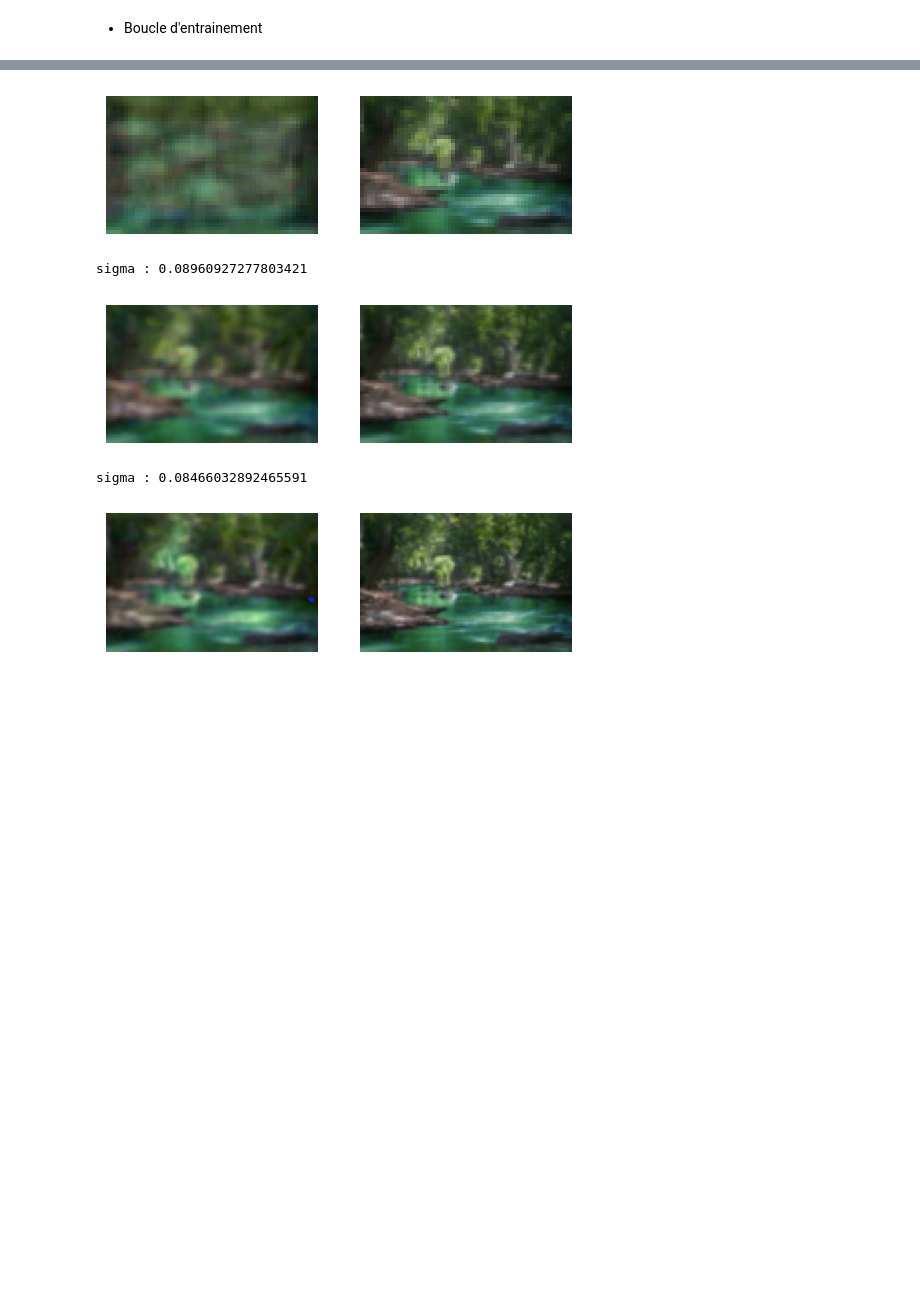
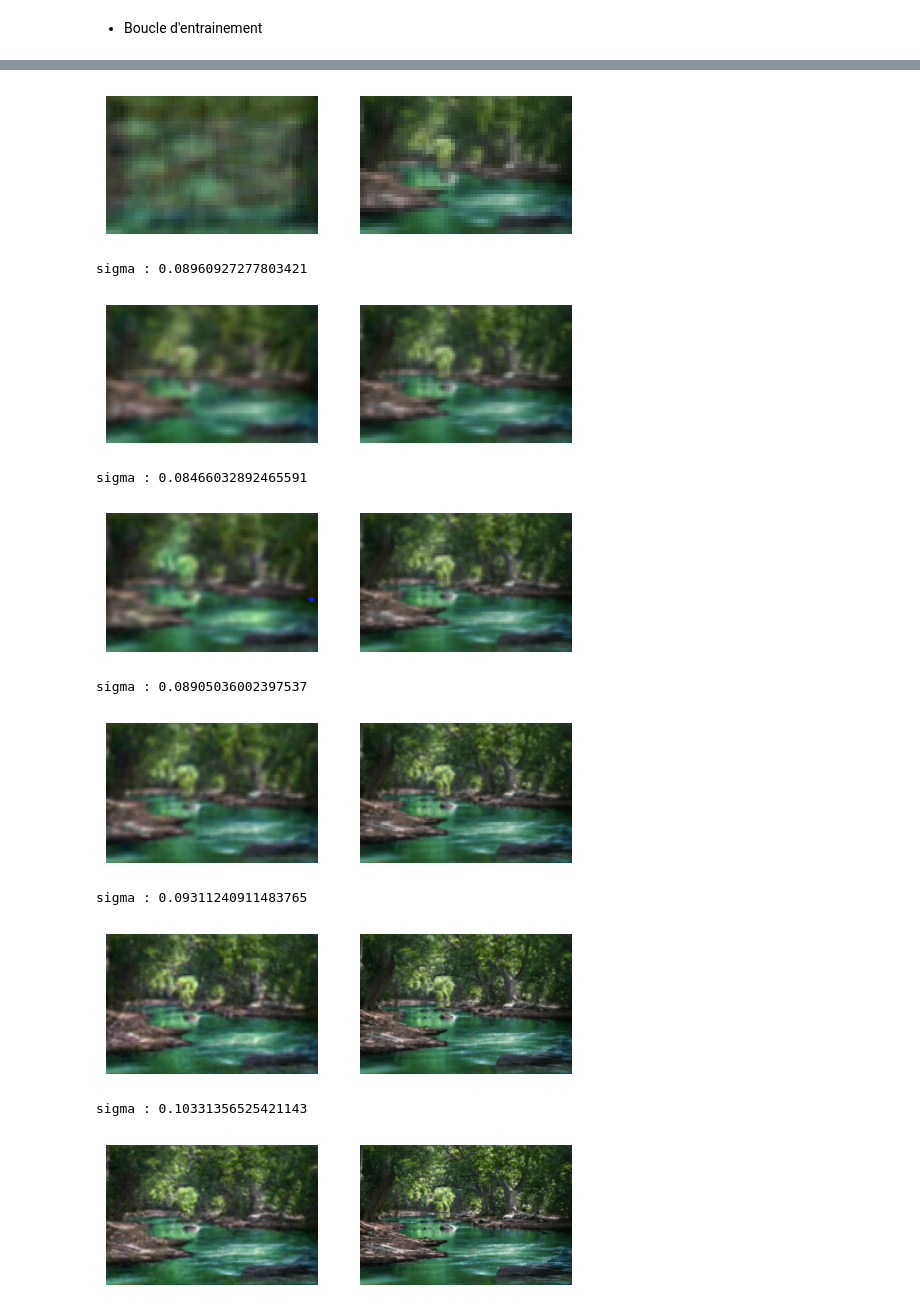
Before and after one commit to Loudwig/SinGan, a Jupyter notebook: main.ipynb, the cells around one changed output, grey strips where cells are left out. Saved outputs shown, nothing was run; the diff lists cells and outputs as text; code cells hidden in the pictures; blank space fills up the shorter version.

```diff
--- a/main.ipynb
+++ b/main.ipynb
@@ -310,9 +310,7 @@ for n in range(N):
     prev_img = gen_image[-1]
     if prev_img.shape[2:] != current_target.shape[2:]:
         prev_img = F.interpolate(prev_img, size=current_target.shape[2:], mode='bilinear', align_corners=False)
-        if debug:
-            plt.figure(figsize=(6,3)); plt.subplot(1,2,1); plt.imshow(to_pil_image(prev_img.squeeze())); plt.axis('off')
-            plt.subplot(1,2,2); plt.imshow(to_pil_image(scales[current_res+1].squeeze())); plt.axis('off'); plt.show()
+
 
     for it in tqdm(range(iter_per_scale), desc=f"it scale {current_res}", leave=False):
         for _ in range(n_Discriminator):
@@ -332,33 +330,46 @@ for n in range(N):
             gp = lambda_gp * ((grad.view(b,-1).norm(2,dim=1)-1)**2).mean()
             (loss_D + gp).backward()
             opt_D.step()
 
         opt_G.zero_grad()
-        z = torch.randn_like(prev_img) * sigma_n[current_res]
+        if current_res<N-1 :
+            z = torch.randn_like(prev_img) * sigma_n[current_res]
+        else :
+            z = torch.randn_like(prev_img)
+
         gen_out = current_gen(z + prev_img) + prev_img
         adv_G   = -current_disc(gen_out).mean()
 
         if current_res == N-1:
             Lrec = F.mse_loss(current_gen(z_star), current_target)
         else:
             Lrec = F.mse_loss(current_gen(up_rec) + up_rec, current_target)
 
         loss_G = adv_G + alpha_rec * Lrec
         loss_G.backward()
         opt_G.step()
 
     #  figer G_n et stocker image
     with torch.no_grad():
         gen_image.append(gen_out.detach())
         for p in current_gen.parameters():
             p.requires_grad_(False)
         current_gen.eval()
+    if debug:
+        plt.figure(figsize=(6,3)); plt.subplot(1,2,1); plt.imshow(to_pil_image(gen_image[-1].squeeze())); plt.axis('off')
+        plt.subplot(1,2,2); plt.imshow(to_pil_image(current_target.squeeze())); plt.axis('off'); plt.show()
 # %% [output]
 sigma : 0.03418407961726189
 [figure]
 sigma : 0.08960927277803421
 [figure]
 sigma : 0.08466032892465591
 [figure]
+sigma : 0.08905036002397537
+[figure, added]
+sigma : 0.09311240911483765
+[figure, added]
+sigma : 0.10331356525421143
+[figure, added]
 # %%
 @torch.no_grad()
```
Also changed, not shown: parts of 5 cells of this notebook.
